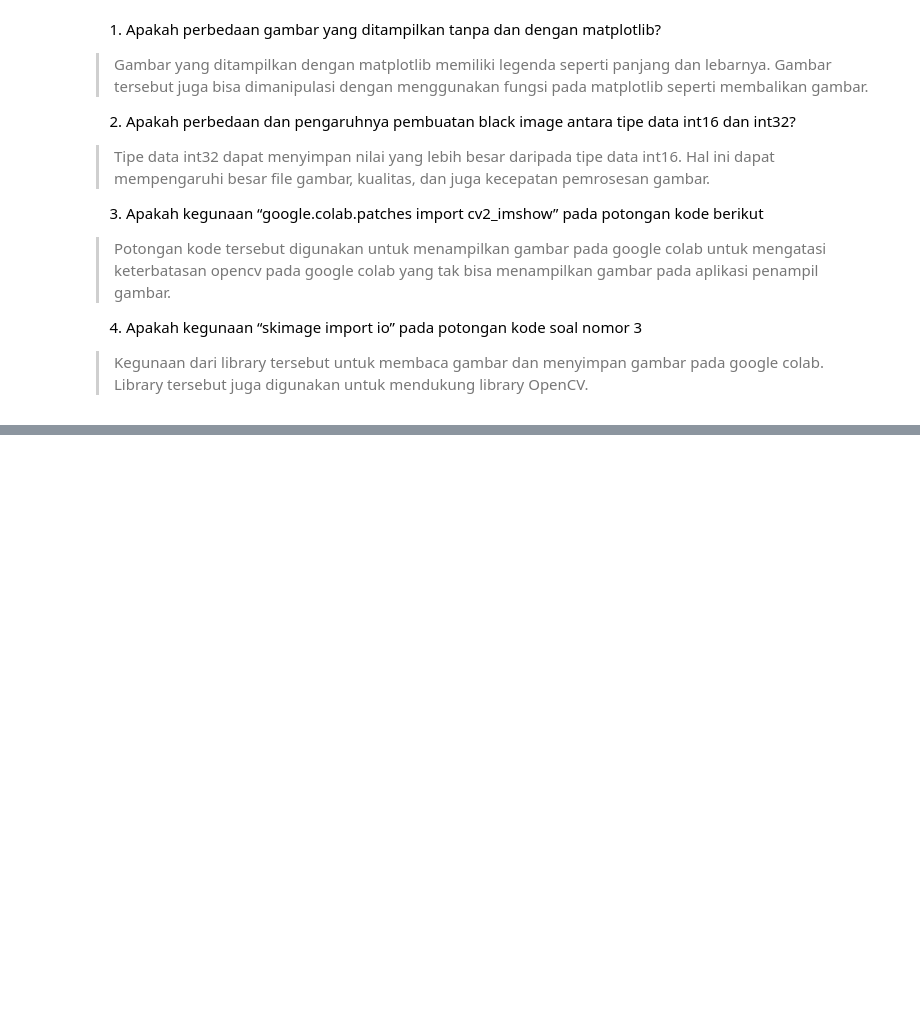
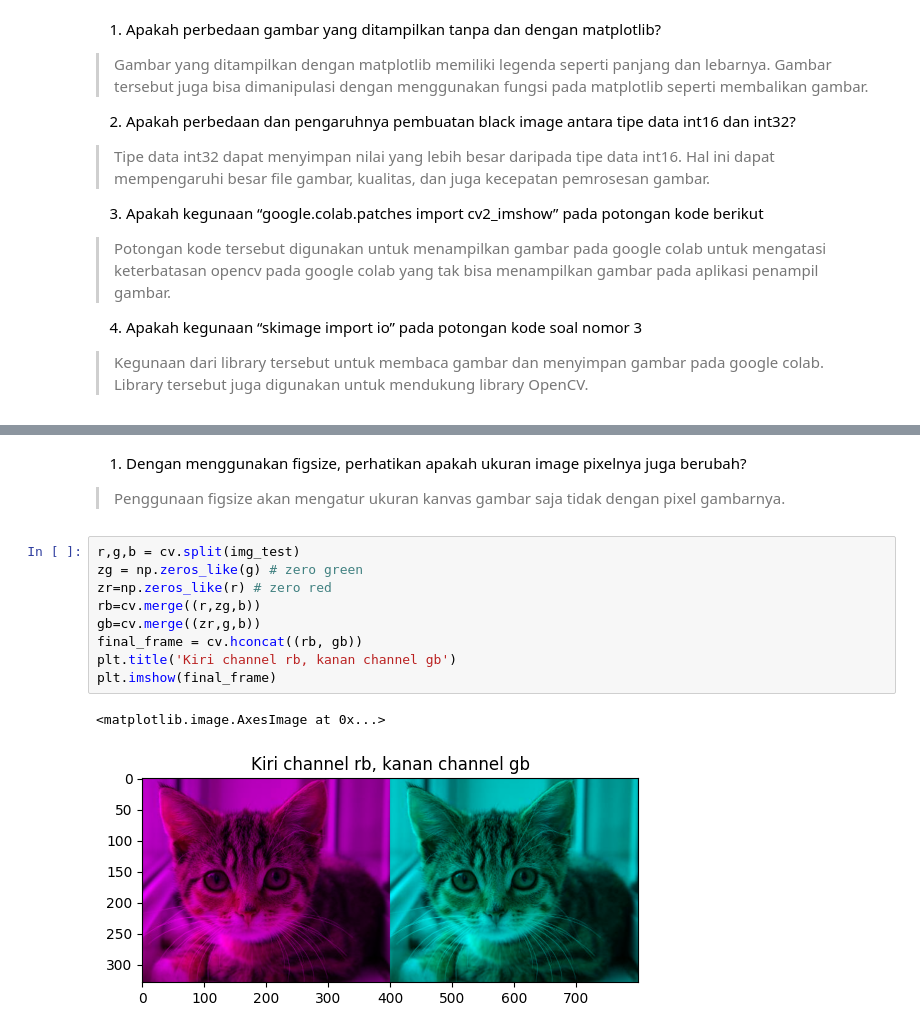
Before and after one commit to AdamPoi/PCVK, a Jupyter notebook: PCVK_week_02.ipynb, the cells around one changed output, grey strips where cells are left out. Cells and saved outputs as stored; diff of their text form; blank space fills up the shorter version.

```diff
--- a/PCVK_week_02.ipynb
+++ b/PCVK_week_02.ipynb
@@ -139,0 +152,17 @@ berikut
+# %% [markdown]
+
+1. Dengan menggunakan figsize, perhatikan apakah ukuran image pixelnya juga
+berubah?
+>Penggunaan figsize akan mengatur ukuran kanvas gambar saja tidak dengan pixel gambarnya.
+# %%
+r,g,b = cv.split(img_test)
+zg = np.zeros_like(g) # zero green
+zr=np.zeros_like(r) # zero red
+rb=cv.merge((r,zg,b))
+gb=cv.merge((zr,g,b))
+final_frame = cv.hconcat((rb, gb))
+plt.title('Kiri channel rb, kanan channel gb')
+plt.imshow(final_frame)
+# %% [output]
+<matplotlib.image.AxesImage at 0x...>
+[figure, added]
```
Also changed, not shown: parts of 19 cells of this notebook.
